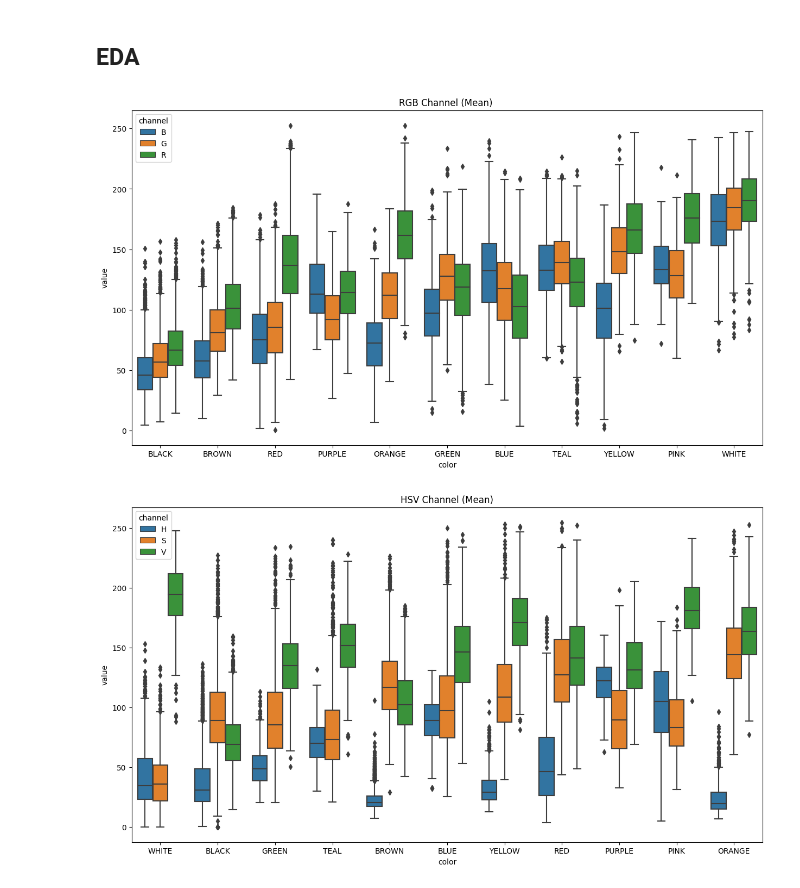
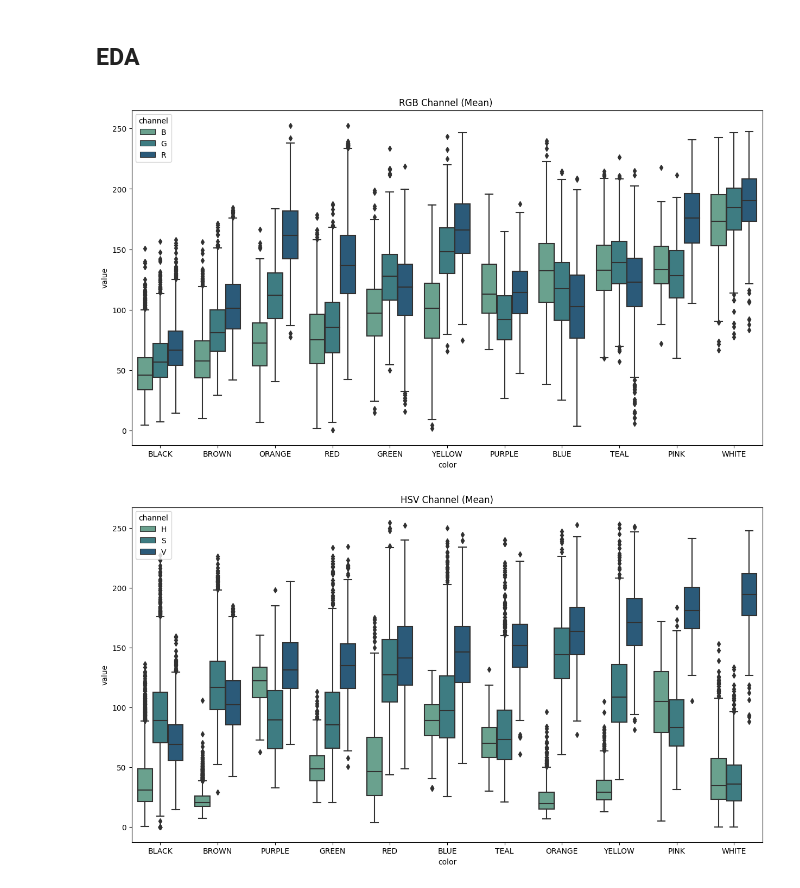
Before and after one commit to alejomaar/google-arts-and-culture, a Jupyter notebook: notebooks/03-eda.ipynb, the cells around one changed output. Drawn from its saved outputs; the diff is of its cells as text; code cells hidden in the pictures.

Commit message:
[ADD] EDA boxplot + KDE plot

```diff
--- a/notebooks/03-eda.ipynb
+++ b/notebooks/03-eda.ipynb
@@ -64,18 +64,29 @@ Non null values :)
 # %% [markdown]
 ## EDA
 # %%
-def boxplot(df,channels:list[str],title='title'):
+def boxplot(df,channels:list[str],order_by,title='title'):
     df_by_channels = pd.melt(df, id_vars='color', value_vars=channels,var_name='channel')
     df_by_channels['channel'] = df_by_channels['channel'].str[0:1].str.capitalize()
-    myorder =df_by_channels.groupby(by=["color"]).median().reset_index().sort_values(by='value')['color']
+
+    order_channel = df_by_channels[df_by_channels.channel == order_by]
+    myorder =order_channel.groupby(by=["color"]).median().reset_index().sort_values(by='value')['color']
     plt.figure(figsize=(15, 8))
     plt.title(title)
-    sns.boxplot(data=df_by_channels, x="color", y="value", hue='channel',order=myorder)
+    sns.boxplot(data=df_by_channels, x="color", y="value", hue='channel',order=myorder,palette="crest")
+
+def kdeplot(df,channels:list[str],title='title'):
+    df_by_channels = pd.melt(df, id_vars='color', value_vars=channels,var_name='channel')
+    df_by_channels['channel'] = df_by_channels['channel'].str[0:1].str.capitalize()
+    sns.kdeplot(
+        data=df_by_channels, x="value", hue="channel",
+        fill=True, common_norm=False, palette="crest",
+        alpha=.5, linewidth=0,
+    )
 # %%
-boxplot(df,['b_bgr_mean','g_bgr_mean','r_bgr_mean'],'RGB Channel (Mean) ')
+boxplot(df,['b_bgr_mean','g_bgr_mean','r_bgr_mean'],'B','RGB Channel (Mean) ')
 # %% [output]
-[figure, old version]
+[figure, new version]
 # %%
-boxplot(df,['h_hsv_mean','s_hsv_mean','v_hsv_mean'],'HSV Channel (Mean)')
+boxplot(df,['h_hsv_mean','s_hsv_mean','v_hsv_mean'],'V','HSV Channel (Mean)')
 # %% [output]
-[figure, old version]
+[figure, new version]
```
Also changed, not shown: parts of 10 cells of this notebook.
